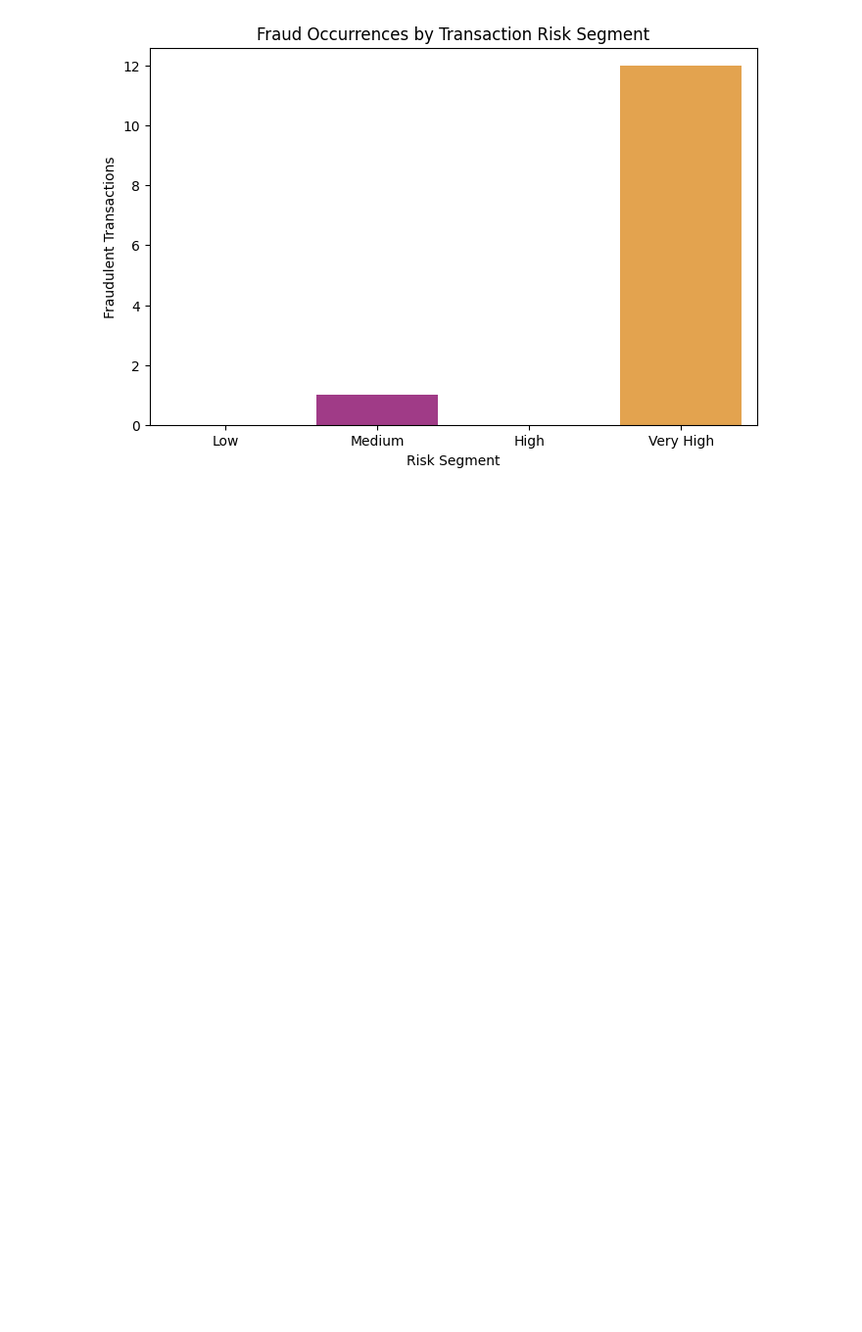
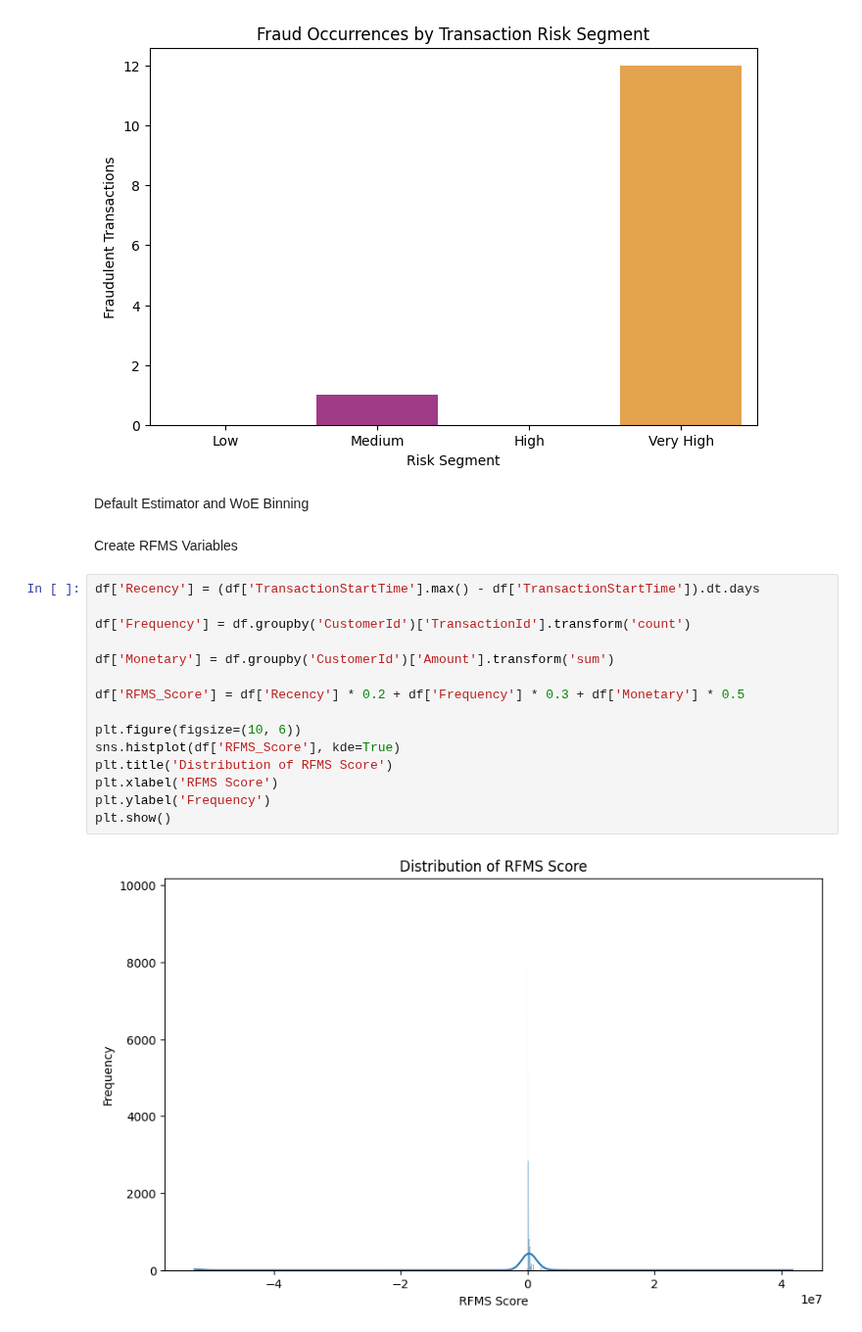
Before and after one commit to Birkity/-Credit-Scoring-Model, a Jupyter notebook: notebooks/task_2.ipynb, the cells around one changed output. Shown at 98% size. Saved outputs shown, nothing was run; the diff lists cells and outputs as text; blank space fills up the shorter version.

Commit message:
Create RFMS Variables

```diff
--- a/notebooks/task_2.ipynb
+++ b/notebooks/task_2.ipynb
@@ -299,3 +299,24 @@ Passing `palette` without assigning `hue` is deprecated and will be removed in v
 
   sns.barplot(x='RiskSegment', y='FraudResult', data=fraud_by_risk_segment, palette='plasma')
 [figure]
+# %% [markdown]
+Default Estimator and WoE Binning
+# %% [markdown]
+Create RFMS Variables
+# %%
+df['Recency'] = (df['TransactionStartTime'].max() - df['TransactionStartTime']).dt.days
+
+df['Frequency'] = df.groupby('CustomerId')['TransactionId'].transform('count')
+
+df['Monetary'] = df.groupby('CustomerId')['Amount'].transform('sum')
+
+df['RFMS_Score'] = df['Recency'] * 0.2 + df['Frequency'] * 0.3 + df['Monetary'] * 0.5
+
+plt.figure(figsize=(10, 6))
+sns.histplot(df['RFMS_Score'], kde=True)
+plt.title('Distribution of RFMS Score')
+plt.xlabel('RFMS Score')
+plt.ylabel('Frequency')
+plt.show()
+# %% [output]
+[figure, added]
```
